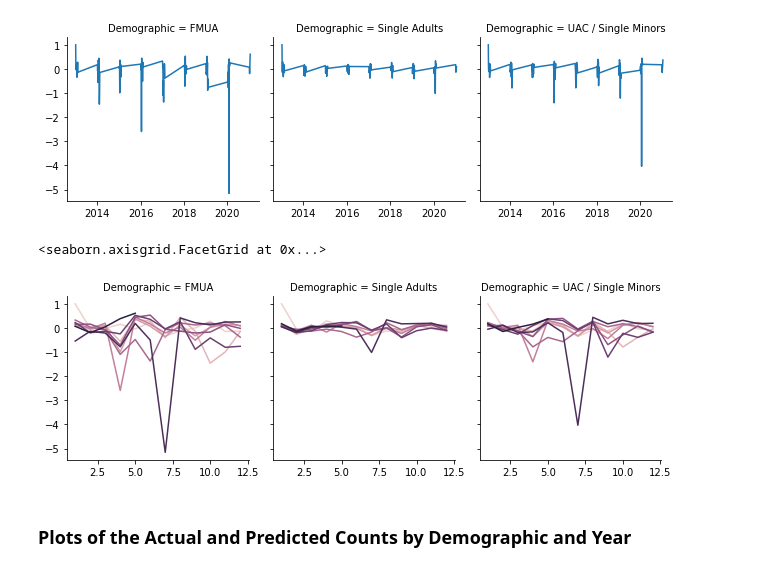
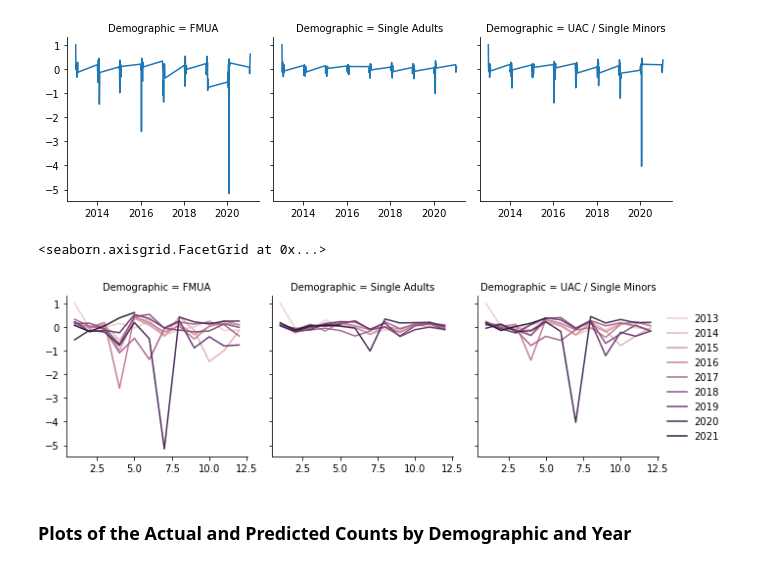
Before and after one commit to joeadase12/PSOR, a Jupyter notebook: Basic_Approach_commented.ipynb, the cells around one changed output. Saved outputs shown, nothing was run; the diff lists cells and outputs as text; code cells hidden in the pictures.

```diff
--- a/Basic_Approach_commented.ipynb
+++ b/Basic_Approach_commented.ipynb
@@ -318,12 +320,13 @@ g.map_dataframe(sns.lineplot,x="Date",y="Error")
 # %%
 # These graphs show the month-to-month error calculation for the three demographics.  The darker
 # lines or the more recent year's values (the darker the line, the more recent the data is).  The
 # month are represented on the x-axis by their fiscal year numerical value (OCT=1, NOV=2, etc.)
 g = sns.FacetGrid(sum_df, col="Demographic")
-g.map_dataframe(sns.lineplot,x="M",y="Error",hue="FY")
+g.map_dataframe(sns.lineplot,x="M",y="Error",hue="FY",legend='full')
+g.add_legend()
 # %% [output]
 <seaborn.axisgrid.FacetGrid at 0x...>
-[figure, old version]
+[figure, new version]
 # %% [markdown]
 ### Plots of the Actual and Predicted Counts by Demographic and Year
 # %%
```
Also changed, not shown: parts of 2 cells of this notebook.
